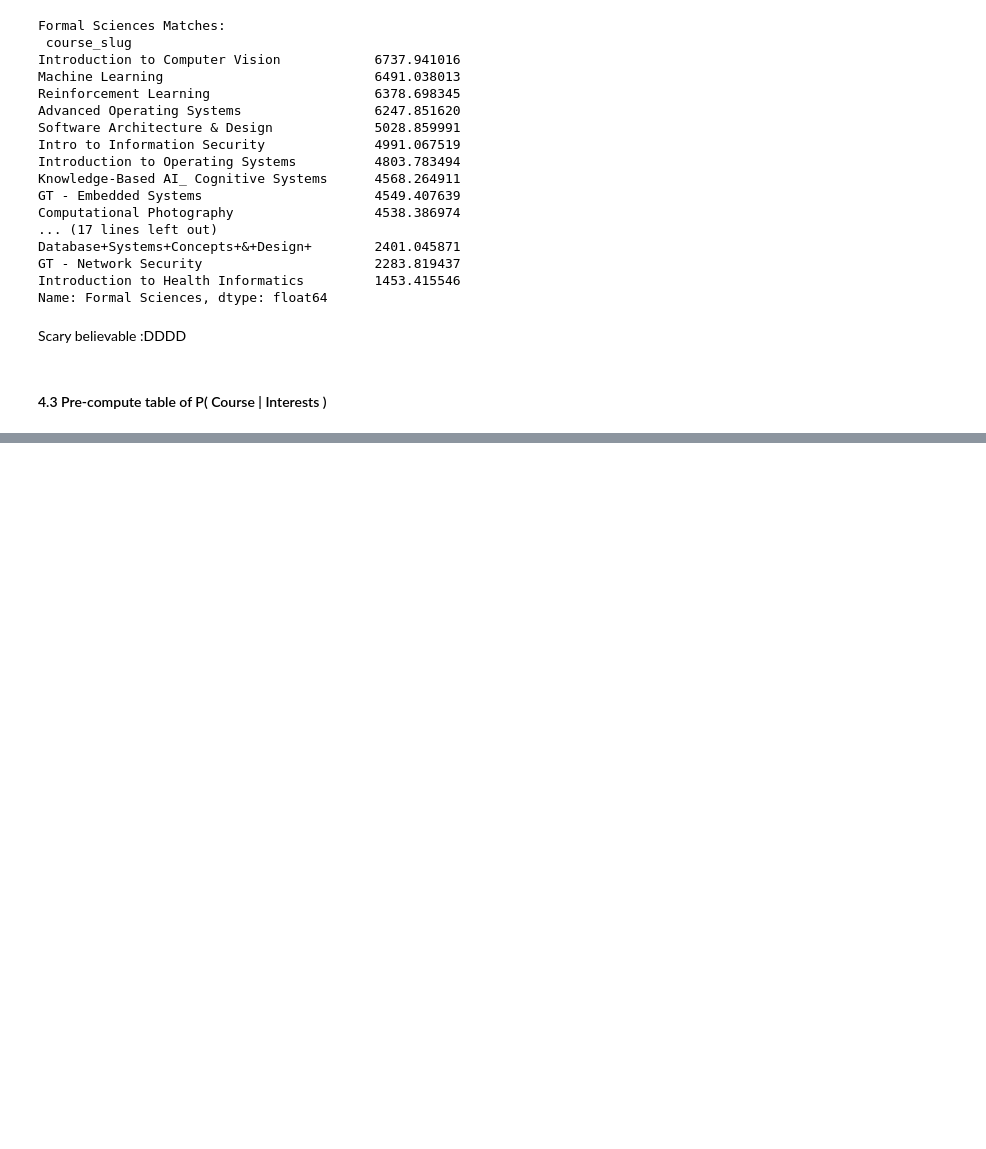
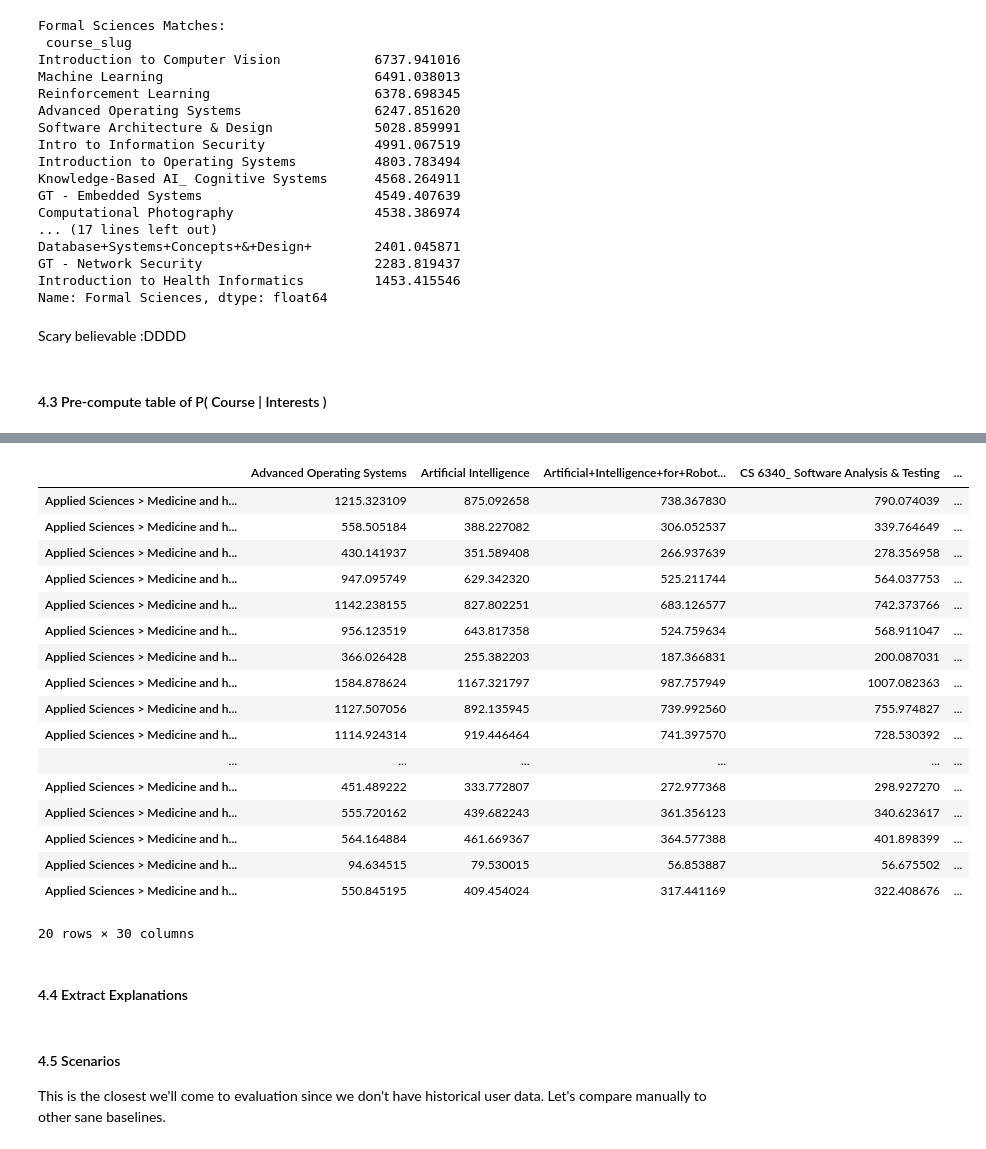
Before and after one commit to cesleem/CourseRec, a Jupyter notebook: notebook/modeling/2.3 - Modeling - content_based_model - Investigate the viability of the Mooney et al. text categorization ML approach.ipynb, the cells around one changed output, grey strips where cells are left out. Cells and saved outputs as stored; diff of their text form; code cells hidden in the pictures; blank space fills up the shorter version.

Commit message:
Precomputed recommendations data frame created

```diff
--- a/notebook/modeling/2.3 - Modeling - content_based_model - Investigate the viability of the Mooney et al. text categorization ML approach.ipynb
+++ b/notebook/modeling/2.3 - Modeling - content_based_model - Investigate the viability of the Mooney et al. text categorization ML approach.ipynb
@@ -143,7 +143,7 @@ NB_model_features_DF.head(20)
 # %% [markdown]
 #### 4.2 Classifier func given feature table
 # %%
-def classifier(documents, model):
+def classifier(documents, model, transpose_and_sort=True):
     course_posteriors_DF = []
 
     if documents:
@@ -152,7 +152,10 @@ def classifier(documents, model):
             logPosteriors = model_subset_words.sum(0)
             logPosteriors.rename(doc_name, inplace=True)
             course_posteriors_DF.append(logPosteriors)
-        return pd.concat(course_posteriors_DF).transpose().sort_values(ascending=False)
+        if transpose_and_sort:
+            return pd.concat(course_posteriors_DF).transpose().sort_values(ascending=False)
+        else:
+            return pd.concat(course_posteriors_DF)
 # %%
 model = NB_model_features_DF
 tempdict = get_counter_from_list(wiki_page_path_DF[wiki_page_path_DF['category_h2_1'] == 'Formal Sciences'].page_text.values, words)
@@ -180,3 +183,16 @@ Name: Formal Sciences, dtype: float64
 Scary believable :DDDD
 # %% [markdown]
 #### 4.3 Pre-compute table of P( Course | Interests )
+# %%
+work_list = []
+
+model = NB_model_features_DF
+
+print('Pre-computing course rankings for each interest.')
+for idx, interest in wiki_page_path_DF.iterrows():
+    workdict = get_counter_from_list(wiki_page_path_DF.iloc[idx].page_text, words)
+    interest_name = " > ".join(list(filter(pd.notnull, [interest.category_h2_1, interest.sub_category_h3_2, interest.topic_3, interest.subtopic_4,interest.subtopic_5])))
+    print(interest_name)
+    work_list.append(classifier({interest_name:list(workdict.keys())}, model))
+
+NB_model_recommendations_DF = pd.concat(work_list, axis=1); #display(NB_model_recommendations_DF.transpose())
@@ -182,0 +224,27 @@ Scary believable :DDDD
+# %%
+NB_model_recommendations_DF.transpose().tail(20)
+# %% [output]
+|  | Advanced Operating Systems | Artificial Intelligence | Artificial+Intelligence+for+Robot... | CS 6340_ Software Analysis & Testing | ... |
+| Applied Sciences > Medicine and h... | 1215.323109 | 875.092658 | 738.367830 | 790.074039 | ... |
+| Applied Sciences > Medicine and h... | 558.505184 | 388.227082 | 306.052537 | 339.764649 | ... |
+| Applied Sciences > Medicine and h... | 430.141937 | 351.589408 | 266.937639 | 278.356958 | ... |
+| Applied Sciences > Medicine and h... | 947.095749 | 629.342320 | 525.211744 | 564.037753 | ... |
+| Applied Sciences > Medicine and h... | 1142.238155 | 827.802251 | 683.126577 | 742.373766 | ... |
+| Applied Sciences > Medicine and h... | 956.123519 | 643.817358 | 524.759634 | 568.911047 | ... |
+| Applied Sciences > Medicine and h... | 366.026428 | 255.382203 | 187.366831 | 200.087031 | ... |
+| Applied Sciences > Medicine and h... | 1584.878624 | 1167.321797 | 987.757949 | 1007.082363 | ... |
+| Applied Sciences > Medicine and h... | 1127.507056 | 892.135945 | 739.992560 | 755.974827 | ... |
+| Applied Sciences > Medicine and h... | 1114.924314 | 919.446464 | 741.397570 | 728.530392 | ... |
+| ... | ... | ... | ... | ... | ... |
+| Applied Sciences > Medicine and h... | 451.489222 | 333.772807 | 272.977368 | 298.927270 | ... |
+| Applied Sciences > Medicine and h... | 555.720162 | 439.682243 | 361.356123 | 340.623617 | ... |
+| Applied Sciences > Medicine and h... | 564.164884 | 461.669367 | 364.577388 | 401.898399 | ... |
+| Applied Sciences > Medicine and h... | 94.634515 | 79.530015 | 56.853887 | 56.675502 | ... |
+| Applied Sciences > Medicine and h... | 550.845195 | 409.454024 | 317.441169 | 322.408676 | ... |
+20 rows × 30 columns
+# %% [markdown]
+#### 4.4 Extract Explanations
+# %% [markdown]
+#### 4.5 Scenarios
+
+This is the closest we'll come to evaluation since we don't have historical user data.  Let's compare manually to other sane baselines.
```
Also changed, not shown: parts of 4 cells of this notebook.
